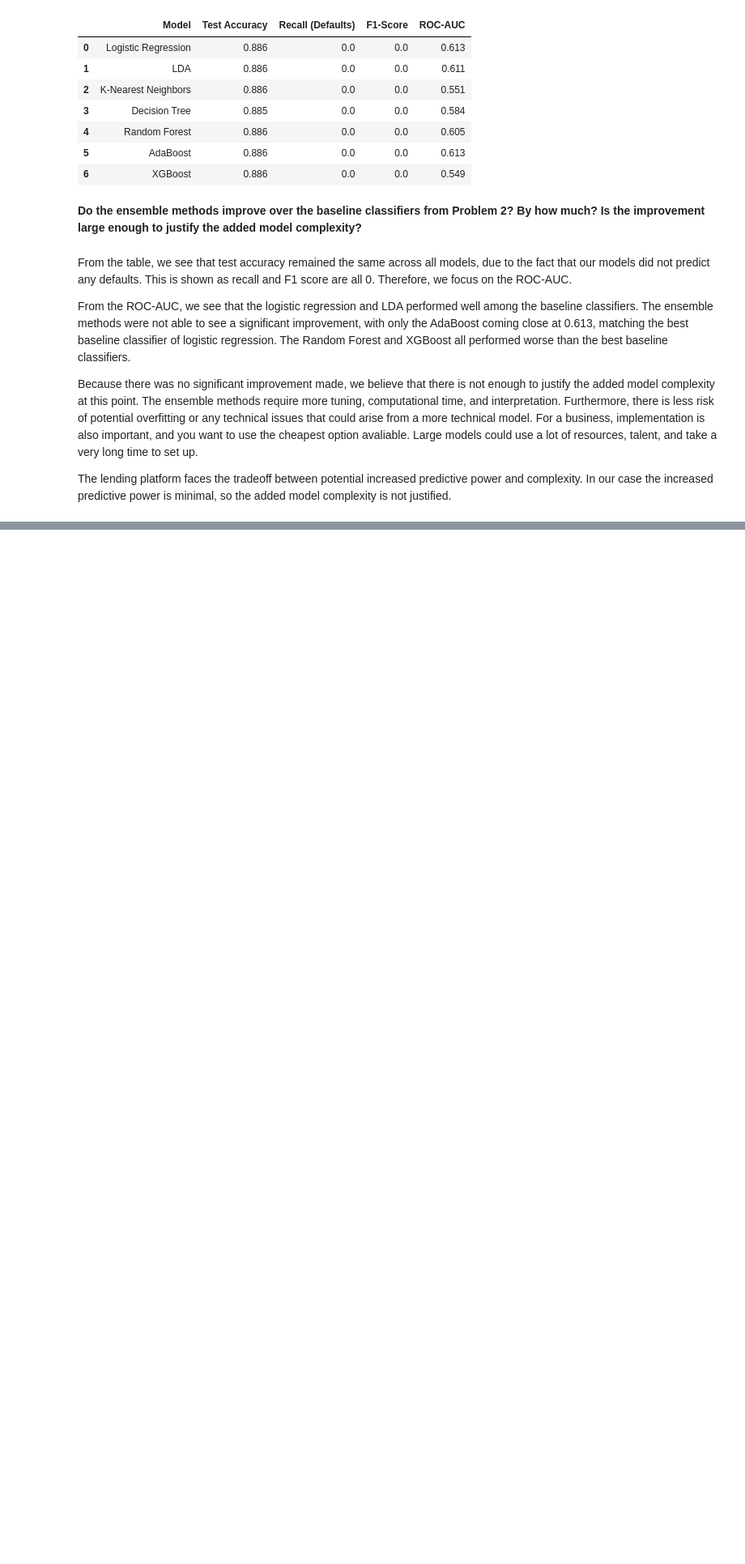
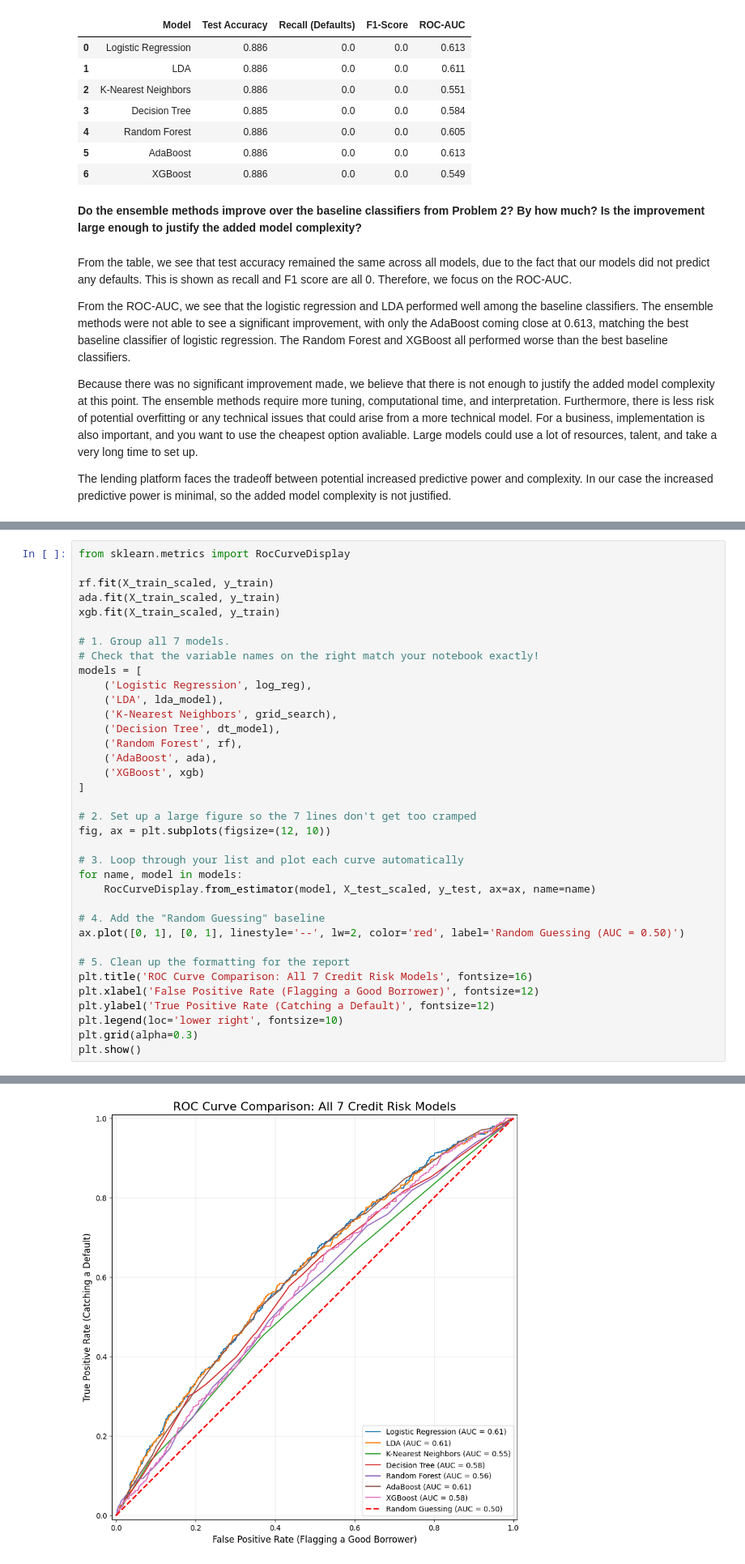
Before and after one commit to yangke34/RSM338-Assignment-5, a Jupyter notebook: RSM338 Assignment 5.ipynb, the cells around one changed output, grey strips where cells are left out. Shown at 81% size. Saved outputs shown, nothing was run; the diff lists cells and outputs as text; blank space fills up the shorter version.

```diff
--- a/RSM338 Assignment 5.ipynb
+++ b/RSM338 Assignment 5.ipynb
@@ -801,0 +805,37 @@ The lending platform faces the tradeoff between potential increased predictive p
+# %%
+from sklearn.metrics import RocCurveDisplay
+
+rf.fit(X_train_scaled, y_train)
+ada.fit(X_train_scaled, y_train)
+xgb.fit(X_train_scaled, y_train)
+
+# 1. Group all 7 models.
+# Check that the variable names on the right match your notebook exactly!
+models = [
+    ('Logistic Regression', log_reg),
+    ('LDA', lda_model),
+    ('K-Nearest Neighbors', grid_search),
+    ('Decision Tree', dt_model),
+    ('Random Forest', rf),
+    ('AdaBoost', ada),
+    ('XGBoost', xgb)
+]
+
+# 2. Set up a large figure so the 7 lines don't get too cramped
+fig, ax = plt.subplots(figsize=(12, 10))
+
+# 3. Loop through your list and plot each curve automatically
+for name, model in models:
+    RocCurveDisplay.from_estimator(model, X_test_scaled, y_test, ax=ax, name=name)
+
+# 4. Add the "Random Guessing" baseline
+ax.plot([0, 1], [0, 1], linestyle='--', lw=2, color='red', label='Random Guessing (AUC = 0.50)')
+
+# 5. Clean up the formatting for the report
+plt.title('ROC Curve Comparison: All 7 Credit Risk Models', fontsize=16)
+plt.xlabel('False Positive Rate (Flagging a Good Borrower)', fontsize=12)
+plt.ylabel('True Positive Rate (Catching a Default)', fontsize=12)
+plt.legend(loc='lower right', fontsize=10)
+plt.grid(alpha=0.3)
+plt.show()
+# %% [output]
@@ -801,0 +845 @@ The lending platform faces the tradeoff between potential increased predictive p
+[figure, added]
```
Also changed, not shown: parts of 5 cells of this notebook.
